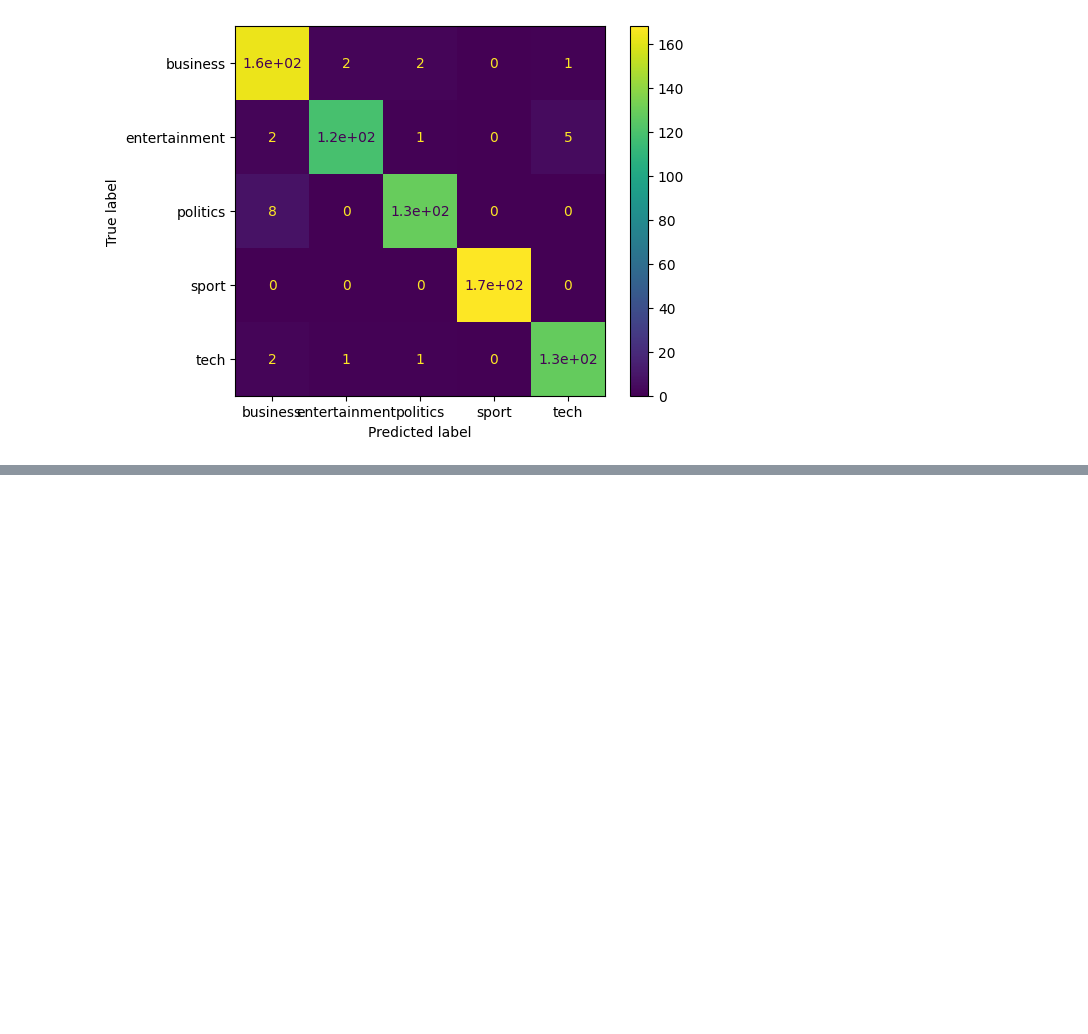
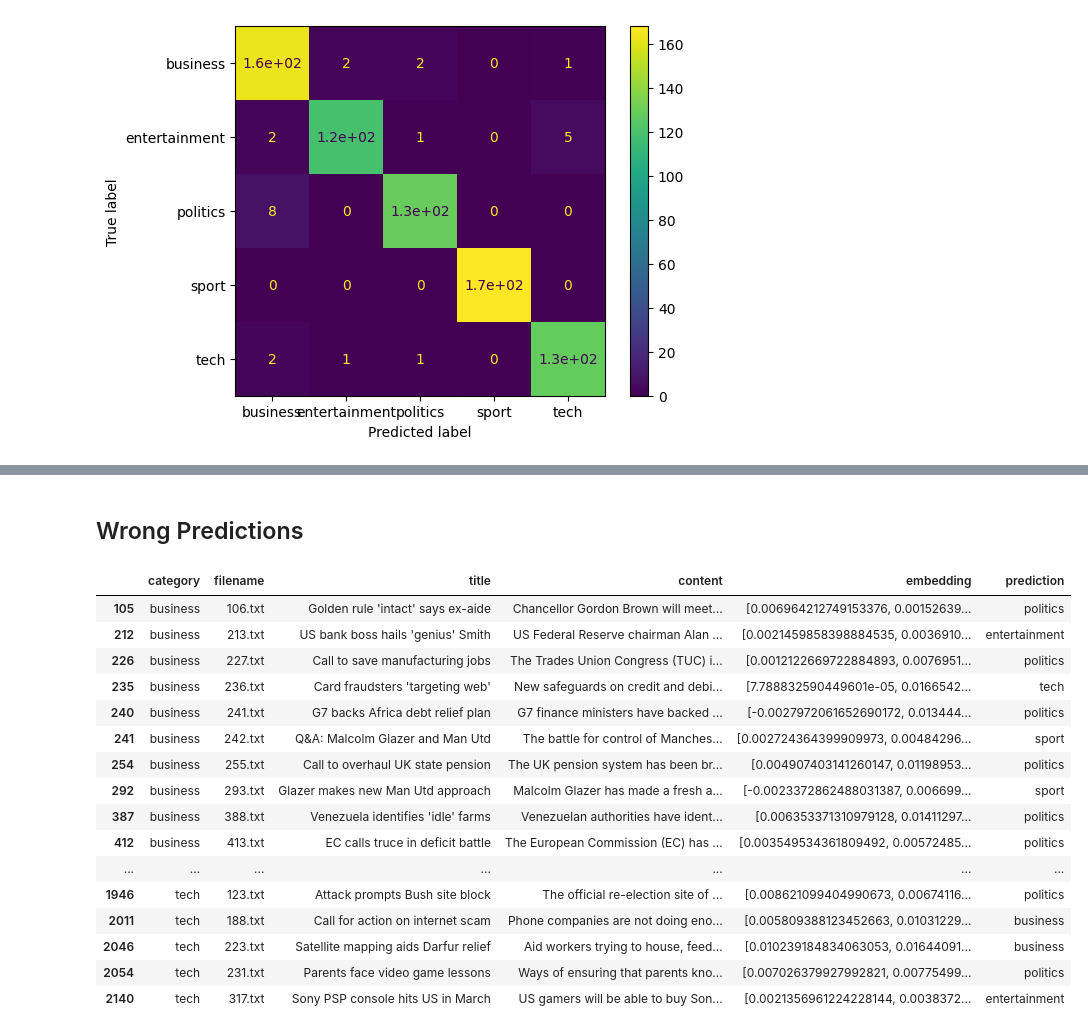
Before and after one commit to ryubidragonfire/document-analysis-using-gpt-3, a Jupyter notebook: notebooks/02-classify-documents.ipynb, the cells around one changed output, grey strips where cells are left out. Drawn from its saved outputs; the diff is of its cells as text; code cells hidden in the pictures; blank space fills up the shorter version.

Commit message:
02-classify-documents.ipynb, models, predictions

```diff
--- a/notebooks/02-classify-documents.ipynb
+++ b/notebooks/02-classify-documents.ipynb
@@ -111,20 +124,26 @@ X_test = np.vstack(X_test)
 from xgboost import XGBClassifier
 import pickle
 
-# create model instance
-xgb = XGBClassifier(n_estimators=100, max_depth=5, learning_rate=1, objective='multi:softprob')
+TRAIN = False
+LOAD = True
 
-# fit model
-xgb.fit(X_train, y_train)
+# filename for trained model
+fname = '../output/models/xgb.pkl'
 
-# save the model to disk
-if True:
-    fname = '../output/models/xgb.pkl'
-    pickle.dump(xgb, open(fname, 'wb'))
+if TRAIN:
+    # create model instance
+    xgb = XGBClassifier(n_estimators=100, max_depth=5, learning_rate=1, objective='multi:softprob')
+    # fit model
+    xgb.fit(X_train, y_train)
+
+    # save the model to disk
+    with open(fname, "wb") as f:
+        pickle.dump(xgb, f)
 
 # load the model from disk
-if True:
-    xgb = pickle.load(open(fname, 'rb'))
+if LOAD:
+    with open(fname, "rb") as f:
+        xgb = pickle.load(f)
 
 # predict
 preds = xgb.predict(X_test)
@@ -265,0 +237,5 @@ y_incorrect.iloc[idx]
+# %%
+y_test_pred = pd.DataFrame()
+y_test_pred['category'] = y_test
+y_test_pred['prediction'] = preds
+y_test_pred
@@ -265,0 +256,10 @@ y_incorrect.iloc[idx]
+# %%
+df_test_result = pd.concat([df, y_test_pred.drop(columns='category')], axis=1, join="inner")
+df_test_result.shape
+df_test_result
+
+# Save results
+SAVE = False
+fname = '../output/predictions.csv'
+if SAVE:
+    df_test_result.to_csv(fname, sep='\t')
@@ -265,0 +281,23 @@ y_incorrect.iloc[idx]
+# %% [markdown]
+## Wrong Predictions
+# %%
+df_wrong_predictions = df_test_result[df_test_result['category'] != df_test_result['prediction']]
+df_wrong_predictions
+# %% [output]
+|  | category | filename | title | content | embedding | prediction |
+| 105 | business | 106.txt | Golden rule 'intact' says ex-aide | Chancellor Gordon Brown will meet... | [0.006964212749153376, 0.00152639... | politics |
+| 212 | business | 213.txt | US bank boss hails 'genius' Smith | US Federal Reserve chairman Alan ... | [0.0021459858398884535, 0.0036910... | entertainment |
+| 226 | business | 227.txt | Call to save manufacturing jobs | The Trades Union Congress (TUC) i... | [0.0012122669722884893, 0.0076951... | politics |
+| 235 | business | 236.txt | Card fraudsters 'targeting web' | New safeguards on credit and debi... | [7.788832590449601e-05, 0.0166542... | tech |
+| 240 | business | 241.txt | G7 backs Africa debt relief plan | G7 finance ministers have backed ... | [-0.0027972061652690172, 0.013444... | politics |
+| 241 | business | 242.txt | Q&A: Malcolm Glazer and Man Utd | The battle for control of Manches... | [0.002724364399909973, 0.00484296... | sport |
+| 254 | business | 255.txt | Call to overhaul UK state pension | The UK pension system has been br... | [0.004907403141260147, 0.01198953... | politics |
+| 292 | business | 293.txt | Glazer makes new Man Utd approach | Malcolm Glazer has made a fresh a... | [-0.0023372862488031387, 0.006699... | sport |
+| 387 | business | 388.txt | Venezuela identifies 'idle' farms | Venezuelan authorities have ident... | [0.006353371310979128, 0.01411297... | politics |
+| 412 | business | 413.txt | EC calls truce in deficit battle | The European Commission (EC) has ... | [0.003549534361809492, 0.00572485... | politics |
+| ... | ... | ... | ... | ... | ... | ... |
+| 1946 | tech | 123.txt | Attack prompts Bush site block | The official re-election site of ... | [0.008621099404990673, 0.00674116... | politics |
+| 2011 | tech | 188.txt | Call for action on internet scam | Phone companies are not doing eno... | [0.005809388123452663, 0.01031229... | business |
+| 2046 | tech | 223.txt | Satellite mapping aids Darfur relief | Aid workers trying to house, feed... | [0.010239184834063053, 0.01644091... | business |
+| 2054 | tech | 231.txt | Parents face video game lessons | Ways of ensuring that parents kno... | [0.007026379927992821, 0.00775499... | politics |
+| 2140 | tech | 317.txt | Sony PSP console hits US in March | US gamers will be able to buy Son... | [0.0021356961224228144, 0.0038372... | entertainment |
```
Also changed, not shown: parts of 11 cells of this notebook, 3 other files.
